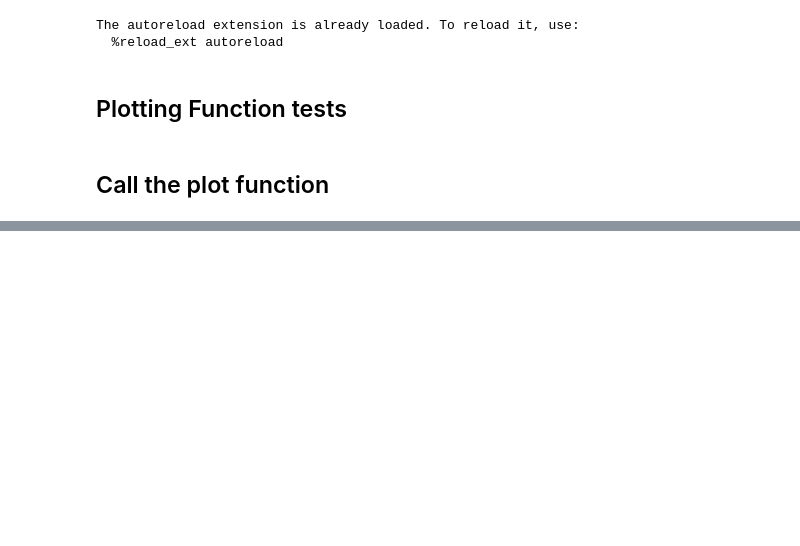
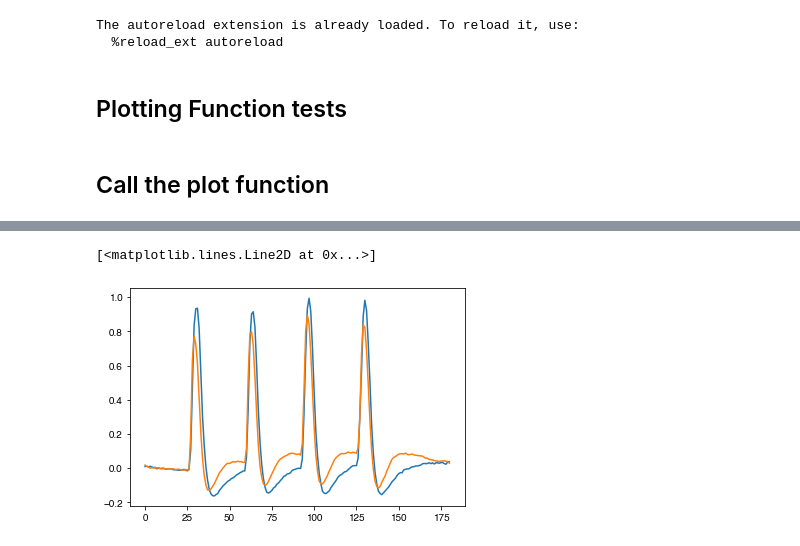
Before and after one commit to Biofall/two_photon_analysis, a Jupyter notebook: notebooks/fig_generator.ipynb, the cells around one changed output, grey strips where cells are left out. Saved outputs shown, nothing was run; the diff lists cells and outputs as text; code cells hidden in the pictures; blank space fills up the shorter version.

```diff
--- a/notebooks/fig_generator.ipynb
+++ b/notebooks/fig_generator.ipynb
@@ -319,0 +328,40 @@ plotFlashWithOptoStepTrial(mi1_prox_all[7])
+# %%
+# Function to pull and concatenate ROI data across a list of layers for an experiment type
+def pullAndConcatenateROIdata(which_layer, silent=True):
+    file_path = os.path.join(which_layer[0], which_layer[1] + ".hdf5")
+    ID = imaging_data.ImagingDataObject(file_path, which_layer[2], quiet=True)
+    roi_data = ID.getRoiResponses(which_layer[3])
+    _, mean_response, _, _ = ID.getTrialAverages(roi_data.get('epoch_response'), parameter_key='current_led_intensity')
+
+    if silent == False:
+        print(f'The shape of the mean_response array is {mean_response.shape}')
+
+    # if less than 181 timepoints, pad with NaNs
+    if mean_response.shape[2] < 181:
+        mean_response = np.pad(mean_response, ((0,0),(0,0),(0,181-mean_response.shape[2])), mode='constant', constant_values=np.nan)
+        if silent == False:
+            print(f'Padded mean_response array to shape {mean_response.shape}')
+    return mean_response
+
+# call pullAndConcatenateROIdata() for each layer in a list of layers
+def concatenateROIdata(which_layers, silent=False):
+    roi_data = []
+    for count, layer in enumerate(which_layers):
+        if silent == False:
+            # Print progress
+            print(f'Starting layer {count} of {len(which_layers)}')
+            print(f'Layer: {layer}')
+
+        # if first iteration of loop, set roi_data to the first layer's data
+        if len(roi_data) == 0:
+            roi_data = pullAndConcatenateROIdata(layer, silent=False)
+        # if not first iteration, append the next layer's data to the existing roi_data
+        else:
+            roi_data = np.append(roi_data, pullAndConcatenateROIdata(layer), axis=0)
+    print('\n')
+
+    print('Shape of roi_data: ', roi_data.shape)
+    return roi_data
+# %%
+roi_data_prox_control = concatenateROIdata(mi1_control_prox, silent=False)
+roi_data_prox_exp = concatenateROIdata(mi1_prox_good, silent=False)
@@ -319,0 +386,6 @@ plotFlashWithOptoStepTrial(mi1_prox_all[7])
+# %%
+plt.plot(np.nanmean(roi_data_prox_control, axis=0))
+plt.plot(np.nanmean(roi_data_prox_exp, axis=0))
+# %% [output]
+[<matplotlib.lines.Line2D at 0x...>]
+[figure, added]
```
Also changed, not shown: parts of 15 cells of this notebook.
